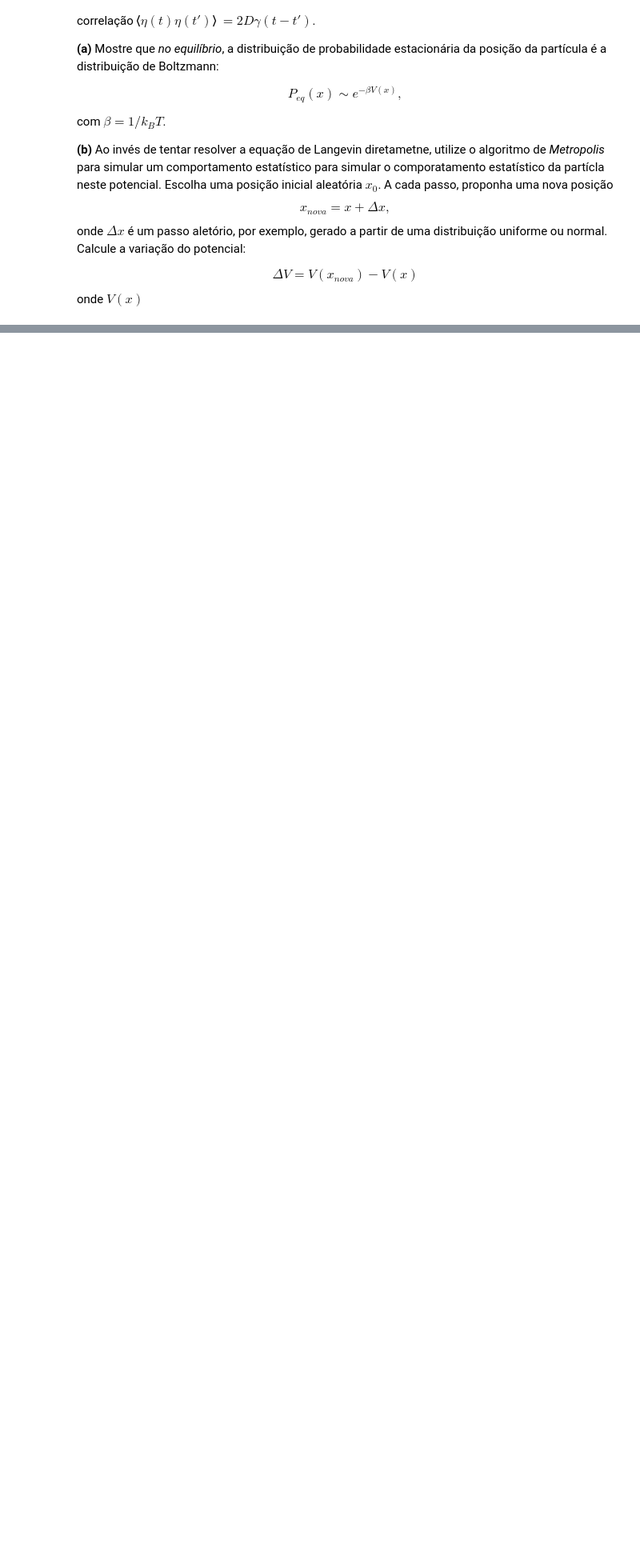
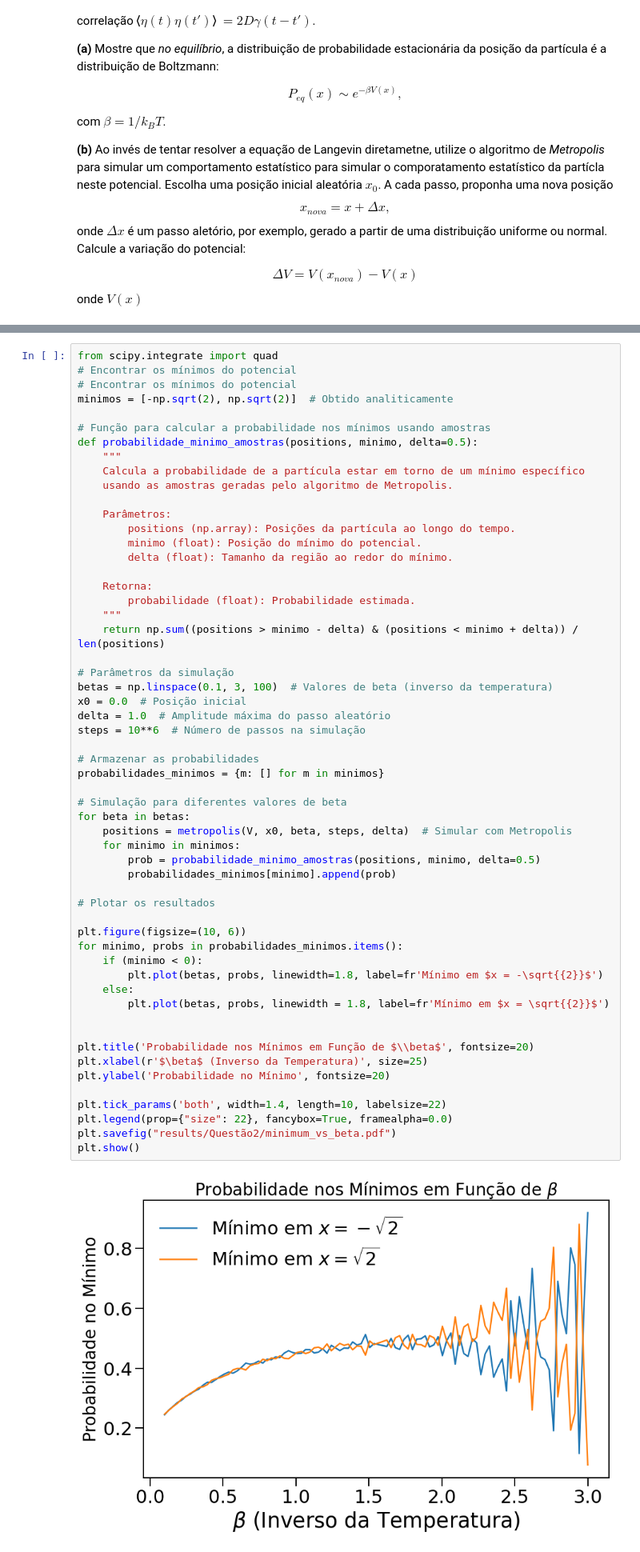
Before and after one commit to JuniorAlencar/TopFisTeo2024.2, a Jupyter notebook: Lista_1/questões/Question2.ipynb, the cells around one changed output, grey strips where cells are left out. Shown at 80% size. Saved outputs shown, nothing was run; the diff lists cells and outputs as text; blank space fills up the shorter version.

```diff
--- a/Lista_1/questões/Question2.ipynb
+++ b/Lista_1/questões/Question2.ipynb
@@ -37,0 +107,58 @@ onde $V(x)$
+# %%
+from scipy.integrate import quad
+# Encontrar os mínimos do potencial
+# Encontrar os mínimos do potencial
+minimos = [-np.sqrt(2), np.sqrt(2)]  # Obtido analiticamente
+
+# Função para calcular a probabilidade nos mínimos usando amostras
+def probabilidade_minimo_amostras(positions, minimo, delta=0.5):
+    """
+    Calcula a probabilidade de a partícula estar em torno de um mínimo específico
+    usando as amostras geradas pelo algoritmo de Metropolis.
+
+    Parâmetros:
+        positions (np.array): Posições da partícula ao longo do tempo.
+        minimo (float): Posição do mínimo do potencial.
+        delta (float): Tamanho da região ao redor do mínimo.
+
+    Retorna:
+        probabilidade (float): Probabilidade estimada.
+    """
+    return np.sum((positions > minimo - delta) & (positions < minimo + delta)) / len(positions)
+
+# Parâmetros da simulação
+betas = np.linspace(0.1, 3, 100)  # Valores de beta (inverso da temperatura)
+x0 = 0.0  # Posição inicial
+delta = 1.0  # Amplitude máxima do passo aleatório
+steps = 10**6  # Número de passos na simulação
+
+# Armazenar as probabilidades
+probabilidades_minimos = {m: [] for m in minimos}
+
+# Simulação para diferentes valores de beta
+for beta in betas:
+    positions = metropolis(V, x0, beta, steps, delta)  # Simular com Metropolis
+    for minimo in minimos:
+        prob = probabilidade_minimo_amostras(positions, minimo, delta=0.5)
+        probabilidades_minimos[minimo].append(prob)
+
+# Plotar os resultados
+
+plt.figure(figsize=(10, 6))
+for minimo, probs in probabilidades_minimos.items():
+    if (minimo < 0):
+        plt.plot(betas, probs, linewidth=1.8, label=fr'Mínimo em $x = -\sqrt{{2}}$')
+    else:
+        plt.plot(betas, probs, linewidth = 1.8, label=fr'Mínimo em $x = \sqrt{{2}}$')
+
+
+plt.title('Probabilidade nos Mínimos em Função de $\\beta$', fontsize=20)
+plt.xlabel(r'$\beta$ (Inverso da Temperatura)', size=25)
+plt.ylabel('Probabilidade no Mínimo', fontsize=20)
+
+plt.tick_params('both', width=1.4, length=10, labelsize=22)
+plt.legend(prop={"size": 22}, fancybox=True, framealpha=0.0)
+plt.savefig("results/Questão2/minimum_vs_beta.pdf")
+plt.show()
+# %% [output]
+[figure, added]
```
Also changed, not shown: parts of 9 cells of this notebook, 7 other files.
